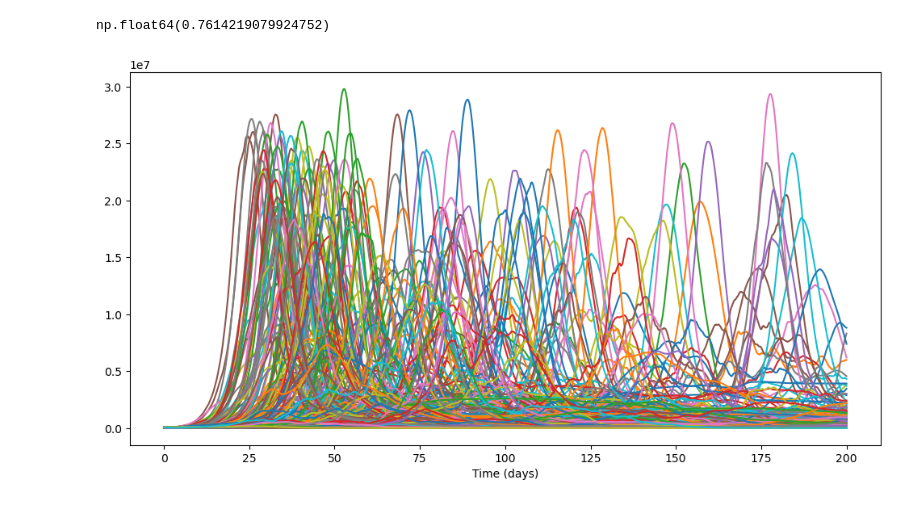
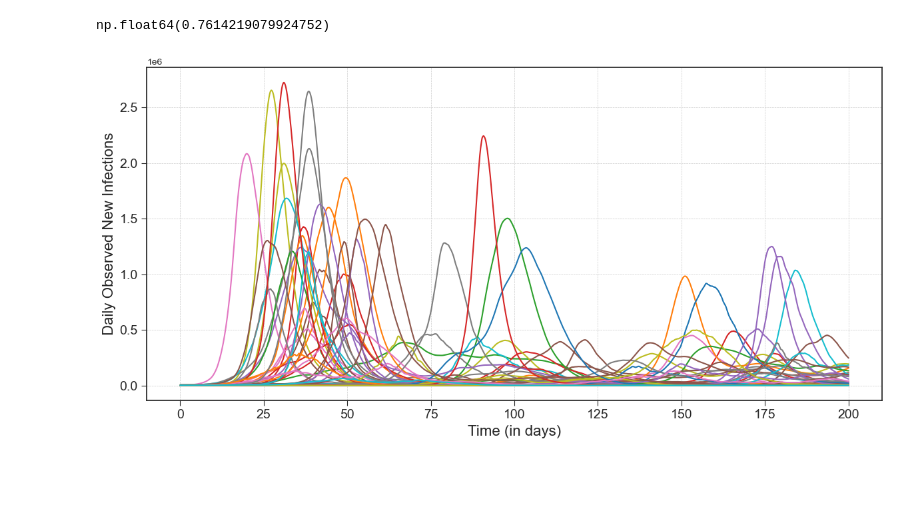
Before and after one commit to rosastreg/Undergrad_AM_Thesis, a Jupyter notebook: Notebooks/Model.ipynb, the cells around one changed output. Cells and saved outputs as stored; diff of their text form; code cells hidden in the pictures; blank space fills up the shorter version.

```diff
--- a/Notebooks/Model.ipynb
+++ b/Notebooks/Model.ipynb
@@ -41,8 +41,8 @@ def set_IVC(N, rho, nu, num_particles):
     R = np.zeros(num_particles)
     D = np.zeros(num_particles)
     E = np.round(stats.uniform(0, np.round(0.001 * N).astype(int)).rvs(num_particles))
-    U = np.round(stats.uniform(0, np.round((1 - rho) * nu * E).astype(int)).rvs(num_particles))
-    O = np.round(stats.uniform(0, np.round(rho * nu * E).astype(int)).rvs(num_particles))
+    U = np.round(stats.uniform(0, np.round(rho * nu * E).astype(int)).rvs(num_particles))
+    O = np.round(stats.uniform(0, np.round((1 - rho) * nu * E).astype(int)).rvs(num_particles))
     E -=  U + O
     S = N - E - U - O
 
@@ -64,9 +64,9 @@ def set_param_priors():
     return [alpha, rho, nu, gamma, sigma_b, sigma_m, psi_o, psi_d]
 # %%
 T = 200
-h = 0.1
+h = 1/14
 num_steps = int(T / h)
-num_particles=500
+num_particles=100
 
 # Initialize arrays to store results
 time = np.linspace(0, T, num_steps)
@@ -89,21 +89,30 @@ for t in range(1, num_steps):
     Z1[:,t] = Z1[:,t-1] + sigma_b * np.sqrt(h) * dB1
     Z2[:,t] = Z2[:,t-1] + sigma_m * np.sqrt(h) * dB2
     # Update time-varying parameter values
-    X[6,:,t] = 1 / (1 + np.exp(-Z1[:, t])) # np.exp(Z1[:,t]) #update beta(t)
-    X[7,:,t] = 1 / (1 + np.exp(-Z2[:, t])) # np.exp(Z2[:,t]) #update mu(t)
+    X[6,:,t] = np.exp(Z1[:,t]) #1 / (1 + np.exp(-Z1[:, t])) # np.exp(Z1[:,t]) #update beta(t)
+    X[7,:,t] = np.exp(Z2[:,t]) #1 / (1 + np.exp(-Z2[:, t])) # np.exp(Z2[:,t]) #update mu(t)
 
     #Update SEUORDS model
     X[0,:,t] =  X[0,:,t-1] + (-X[6,:,t]*(X[2,:,t-1] + X[3,:,t-1])*X[0,:,t-1]/N + alpha*X[4,:,t-1])*h   # S-Susceptibles
     X[1,:,t] =  X[1,:,t-1] + (X[6,:,t]*(X[2,:,t-1] + X[3,:,t-1])*X[0,:,t-1]/N - nu*X[1,:,t-1])*h       # E-Exposed
-    X[2,:,t] =  X[2,:,t-1] + ((1-rho)*nu*X[1,:,t-1] - gamma*X[2,:,t-1])*h                              # U-Unobserved
-    X[3,:,t] =  X[3,:,t-1] + (rho*nu*X[1,:,t-1] - gamma*X[3,:,t-1] - X[7,:,t]*X[3,:,t-1])*h            # O-Observed
+    X[2,:,t] =  X[2,:,t-1] + (rho*nu*X[1,:,t-1] - gamma*X[2,:,t-1])*h                                  # U-Unobserved
+    X[3,:,t] =  X[3,:,t-1] + ((1-rho)*nu*X[1,:,t-1] - gamma*X[3,:,t-1] - X[7,:,t]*X[3,:,t-1])*h        # O-Observed
     X[4,:,t] =  X[4,:,t-1] + (gamma*(X[2,:,t-1] + X[3,:,t-1]) - alpha*X[4,:,t-1])*h                    # R-Recovered
     X[5,:,t] =  X[5,:,t-1] + (X[7,:,t]*X[3,:,t-1])*h                                                   # D-Death
 # %%
 plt.figure(figsize=(12,6))
+plt.style.use('seaborn-v0_8-ticks')
+colors = sns.color_palette('Paired')
+
 for p in range(num_particles):
-    plt.plot(time,X[1, p, :])
-    plt.xlabel('Time (days)')
+    plt.plot(time,X[3, p, :])
+
+plt.grid(visible=True, linestyle='--', linewidth=0.5)
+plt.xlabel('Time (in days)', fontsize=16)
+plt.ylabel('Daily Observed New Infections', fontsize=16)
+plt.tick_params(axis='both', which='major', labelsize=14)
+plt.grid(visible=True, linestyle='--', linewidth=0.5)
+plt.tight_layout()
 plt.show()
 # %% [output]
-[figure, old version]
+[figure, new version]
```
Also changed, not shown: parts of 2 cells of this notebook, 1 other file.
